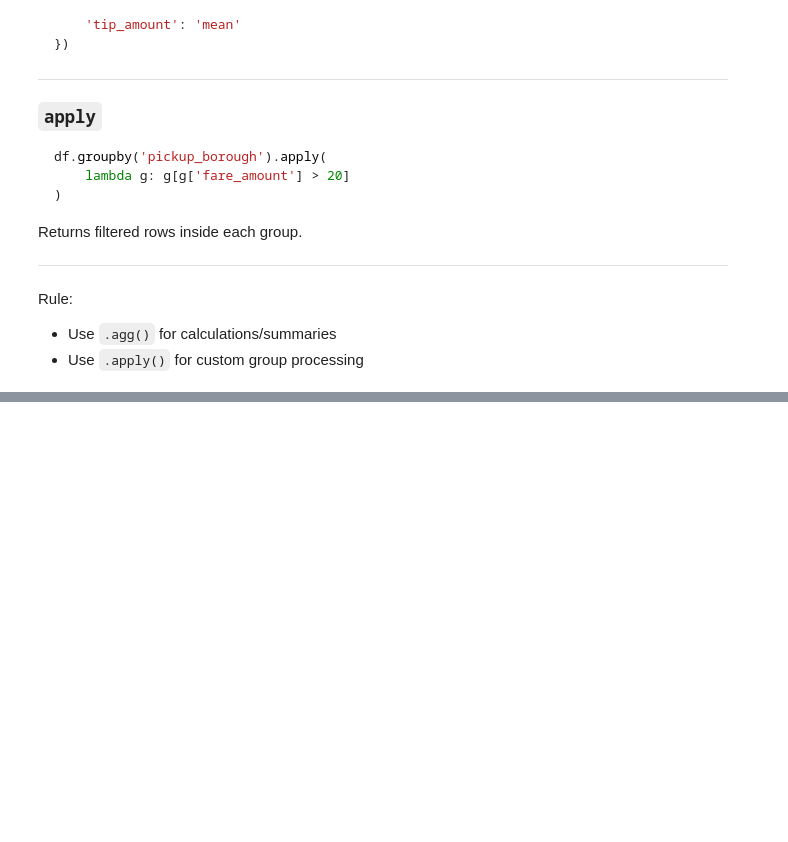
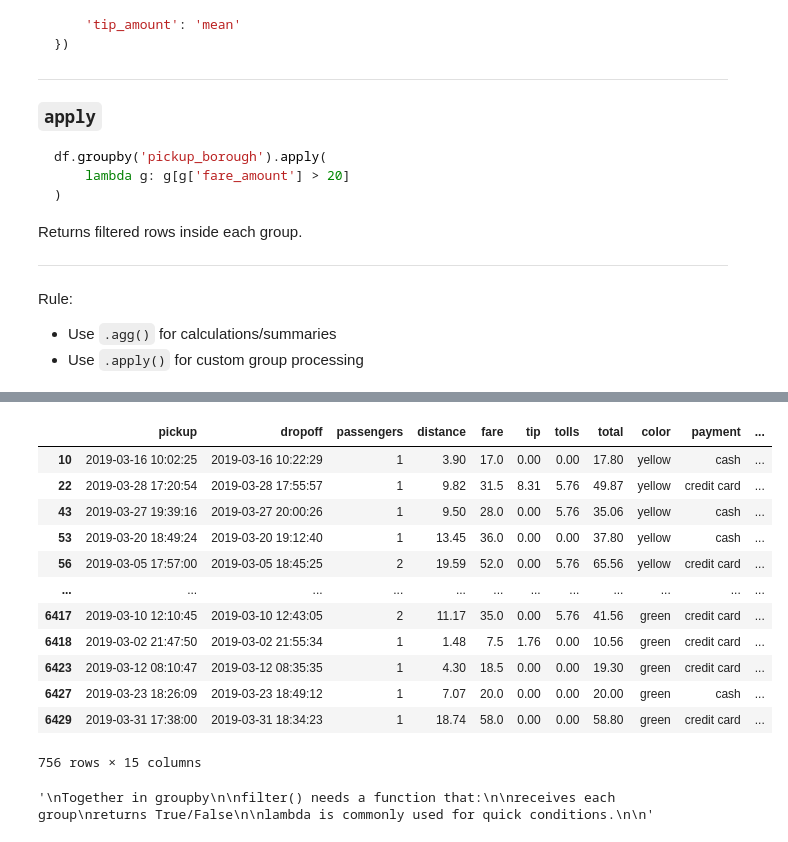
Before and after one commit to kanchanasubramani/PANDAS, a Jupyter notebook: groupby.ipynb, the cells around one changed output, grey strips where cells are left out. Cells and saved outputs as stored; diff of their text form; code cells hidden in the pictures; blank space fills up the shorter version.

```diff
--- a/groupby.ipynb
+++ b/groupby.ipynb
@@ -619,0 +647,3 @@ Rule:
+# %%
+# Group by borough and calculate mean for numeric columns
+df['avg_fare'] = df.groupby(['pickup_borough','color'])[['fare']].transform('mean')
@@ -619,0 +670,38 @@ Rule:
+# %%
+# filter groups with filter() method
+# filter groups based on a condition. For example, to keep only groups with an average fare greater than 10:
+def filter_high_avg_fare(group):
+    avg_fare = group['fare'].mean()
+    return avg_fare > 20
+# %%
+df.groupby('pickup_borough').filter(filter_high_avg_fare)
+# %% [output]
+|  | pickup | dropoff | passengers | distance | fare | tip | tolls | total | color | payment | ... |
+| 10 | 2019-03-16 10:02:25 | 2019-03-16 10:22:29 | 1 | 3.90 | 17.0 | 0.00 | 0.00 | 17.80 | yellow | cash | ... |
+| 22 | 2019-03-28 17:20:54 | 2019-03-28 17:55:57 | 1 | 9.82 | 31.5 | 8.31 | 5.76 | 49.87 | yellow | credit card | ... |
+| 43 | 2019-03-27 19:39:16 | 2019-03-27 20:00:26 | 1 | 9.50 | 28.0 | 0.00 | 5.76 | 35.06 | yellow | cash | ... |
+| 53 | 2019-03-20 18:49:24 | 2019-03-20 19:12:40 | 1 | 13.45 | 36.0 | 0.00 | 0.00 | 37.80 | yellow | cash | ... |
+| 56 | 2019-03-05 17:57:00 | 2019-03-05 18:45:25 | 2 | 19.59 | 52.0 | 0.00 | 5.76 | 65.56 | yellow | credit card | ... |
+| ... | ... | ... | ... | ... | ... | ... | ... | ... | ... | ... | ... |
+| 6417 | 2019-03-10 12:10:45 | 2019-03-10 12:43:05 | 2 | 11.17 | 35.0 | 0.00 | 5.76 | 41.56 | green | credit card | ... |
+| 6418 | 2019-03-02 21:47:50 | 2019-03-02 21:55:34 | 1 | 1.48 | 7.5 | 1.76 | 0.00 | 10.56 | green | credit card | ... |
+| 6423 | 2019-03-12 08:10:47 | 2019-03-12 08:35:35 | 1 | 4.30 | 18.5 | 0.00 | 0.00 | 19.30 | green | credit card | ... |
+| 6427 | 2019-03-23 18:26:09 | 2019-03-23 18:49:12 | 1 | 7.07 | 20.0 | 0.00 | 0.00 | 20.00 | green | cash | ... |
+| 6429 | 2019-03-31 17:38:00 | 2019-03-31 18:34:23 | 1 | 18.74 | 58.0 | 0.00 | 0.00 | 58.80 | green | credit card | ... |
+756 rows × 15 columns
+# %%
+df.groupby('pickup_borough').filter(lambda g: g['fare'].mean() > 20)
+
+'''
+Together in groupby
+
+filter() needs a function that:
+
+receives each group
+returns True/False
+
+lambda is commonly used for quick conditions.
+
+'''
+# %% [output]
+'\nTogether in groupby\n\nfilter() needs a function that:\n\nreceives each group\nreturns True/False\n\nlambda is commonly used for quick conditions.\n\n'
```
Also changed, not shown: parts of 5 cells of this notebook.
